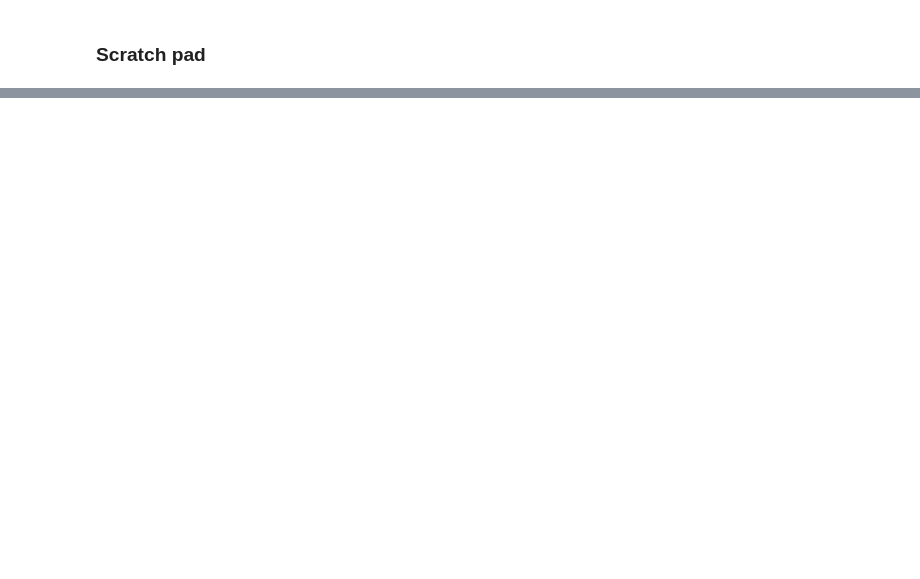
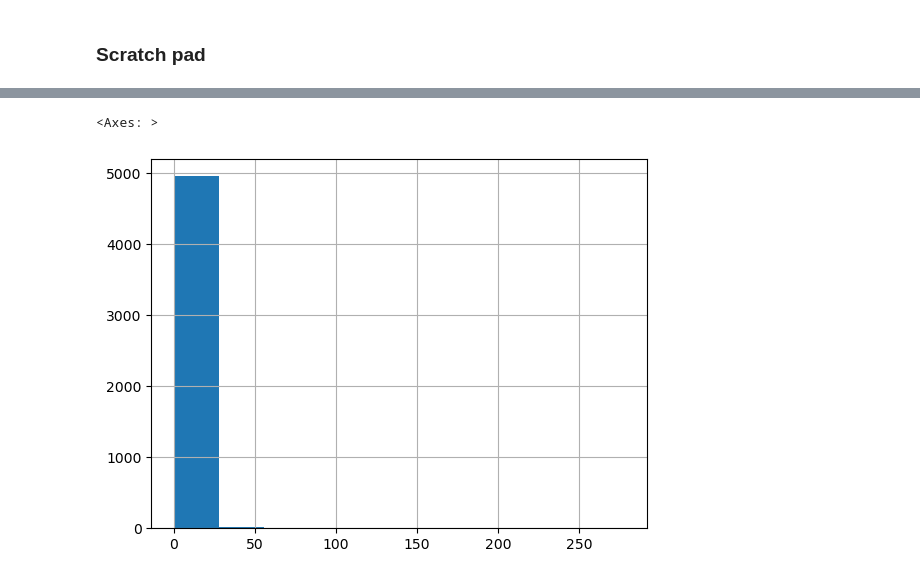
Before and after one commit to pradeepmohansml/dagpap24-submission, a Jupyter notebook: notebooks/baseline_models_comparison.ipynb, the cells around one changed output, grey strips where cells are left out. Cells and saved outputs as stored; diff of their text form; code cells hidden in the pictures; blank space fills up the shorter version.

```diff
--- a/notebooks/baseline_models_comparison.ipynb
+++ b/notebooks/baseline_models_comparison.ipynb
@@ -64,0 +340,5 @@ def get_max_repeated_pred(input_df):
+# %%
+stats_df['roberta'].hist()
+# %% [output]
+<Axes: >
+[figure, added]
```
Also changed, not shown: parts of 46 cells of this notebook, 3 other files.
